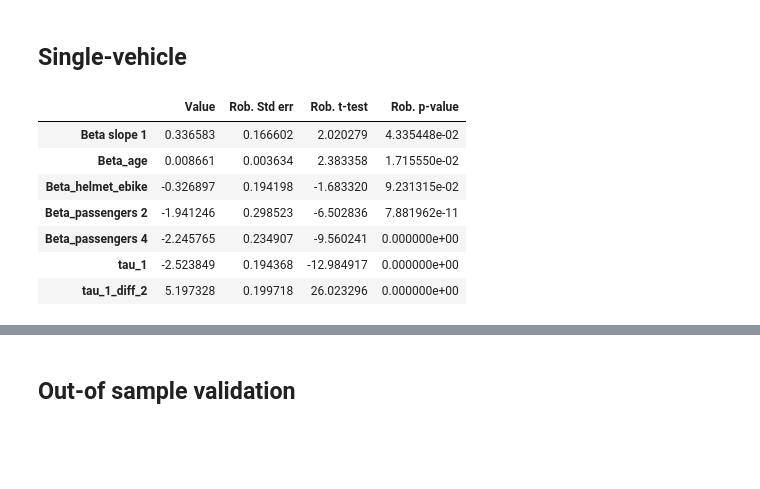
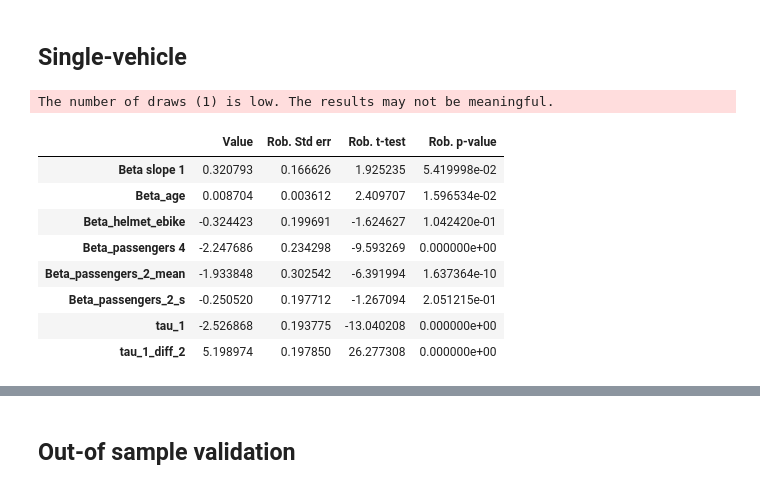
Before and after one commit to martin1207/modeling-mmv-severity, a Jupyter notebook: models.ipynb, the cells around one changed output, grey strips where cells are left out. Drawn from its saved outputs; the diff is of its cells as text; code cells hidden in the pictures; blank space fills up the shorter version.

```diff
--- a/models.ipynb
+++ b/models.ipynb
@@ -1348,7 +1258,7 @@ Beta_jacket_mixed = Beta_jacket_mean + Beta_jacket_s * bioDraws('Beta_jacket_mea
 
 utility_sv = (
     Beta_age * age  +
-    Beta_passengers_2* passenger
+    Beta_passengers_2_mixed* passenger
 + Beta_slope_1*slope
 +Beta_helmet_ebike*Helmet*ebike
 + Beta_passengers_4*driver*(passengers==1)
@@ -1356,31 +1266,33 @@ utility_sv = (
 # %%
 model_name = 'ordered_probit_sinv'
 
 tau_1 = Beta('tau_1', 1, None, None, 0)
 
 # :math:`\tau_2 = \tau_2 + \delta_2`
 the_proba = ordered_probit(
     continuous_value=utility_sv,
     list_of_discrete_values=[1, 2, 3],
     tau_parameter=tau_1,
 )
 
 the_chosen_proba = Elem(the_proba, severity)
 
-logprob = log((the_chosen_proba))
-model_solo_2 = bio.BIOGEME(database_alone, logprob)
+logprob = log(MonteCarlo(the_chosen_proba))
+model_solo_2 = bio.BIOGEME(database_alone, logprob,number_of_draws=1)
 model_solo_2.modelName = model_name
 results_solo_2 = model_solo_2.estimate()
 results_solo_2.get_estimated_parameters()
 # %% [output]
+The number of draws (1) is low. The results may not be meaningful.
 |  | Value | Rob. Std err | Rob. t-test | Rob. p-value |
-| Beta slope 1 | 0.336583 | 0.166602 | 2.020279 | 4.335448e-02 |
-| Beta_age | 0.008661 | 0.003634 | 2.383358 | 1.715550e-02 |
-| Beta_helmet_ebike | -0.326897 | 0.194198 | -1.683320 | 9.231315e-02 |
-| Beta_passengers 2 | -1.941246 | 0.298523 | -6.502836 | 7.881962e-11 |
-| Beta_passengers 4 | -2.245765 | 0.234907 | -9.560241 | 0.000000e+00 |
-| tau_1 | -2.523849 | 0.194368 | -12.984917 | 0.000000e+00 |
-| tau_1_diff_2 | 5.197328 | 0.199718 | 26.023296 | 0.000000e+00 |
+| Beta slope 1 | 0.320793 | 0.166626 | 1.925235 | 5.419998e-02 |
+| Beta_age | 0.008704 | 0.003612 | 2.409707 | 1.596534e-02 |
+| Beta_helmet_ebike | -0.324423 | 0.199691 | -1.624627 | 1.042420e-01 |
+| Beta_passengers 4 | -2.247686 | 0.234298 | -9.593269 | 0.000000e+00 |
+| Beta_passengers_2_mean | -1.933848 | 0.302542 | -6.391994 | 1.637364e-10 |
+| Beta_passengers_2_s | -0.250520 | 0.197712 | -1.267094 | 2.051215e-01 |
+| tau_1 | -2.526868 | 0.193775 | -13.040208 | 0.000000e+00 |
+| tau_1_diff_2 | 5.198974 | 0.197850 | 26.277308 | 0.000000e+00 |
 # %%
 model_name = 'ordered_logit_s_init'
 
```
Also changed, not shown: parts of 14 cells of this notebook.
